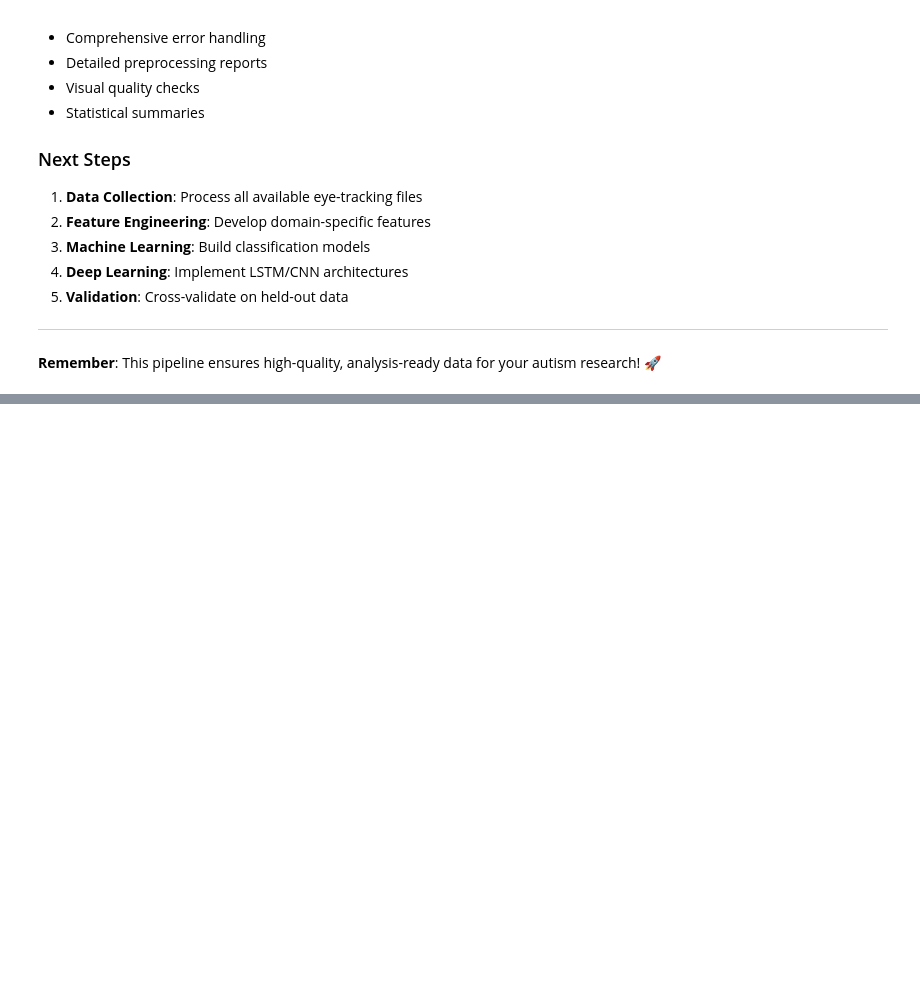
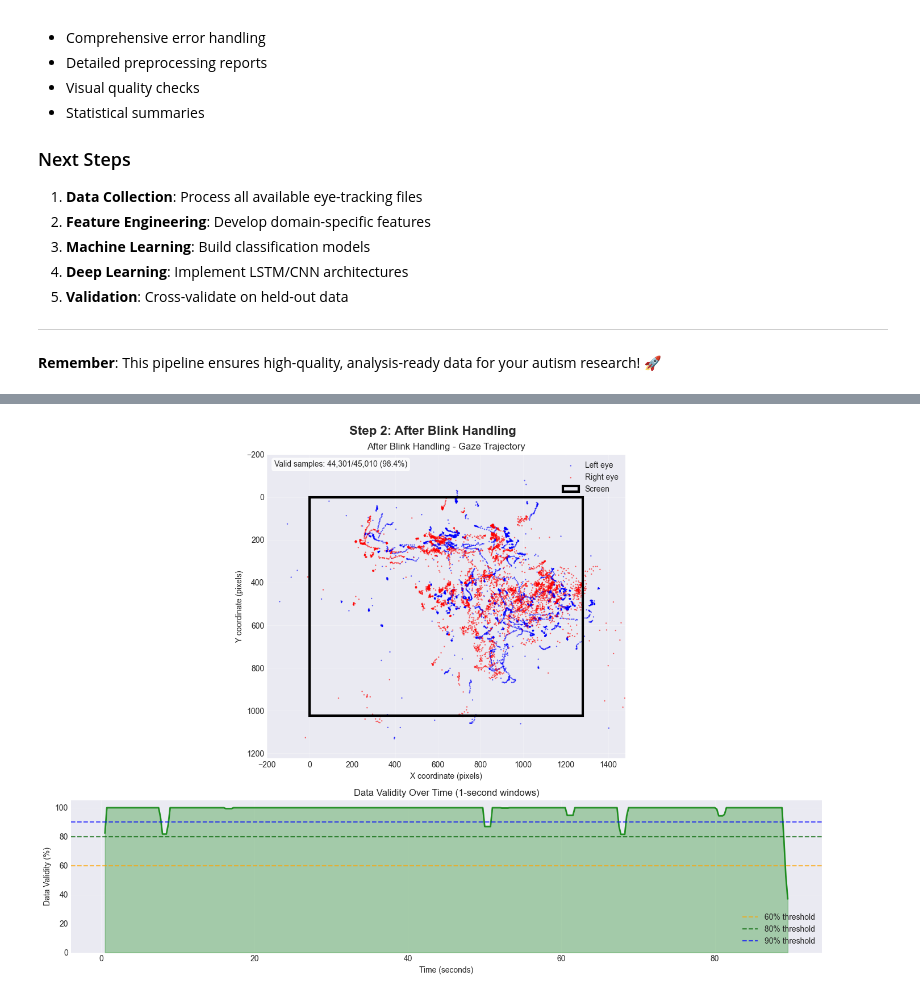
Before and after one commit to alfital2/ASD-notebook, a Jupyter notebook: asd_professional.ipynb, the cells around one changed output, grey strips where cells are left out. Cells and saved outputs as stored; diff of their text form; code cells hidden in the pictures; blank space fills up the shorter version.

Commit message:
working state before refactor

```diff
--- a/asd_professional.ipynb
+++ b/asd_professional.ipynb
@@ -1869,12 +1966,12 @@ def preprocess_eye_tracking_data(
     # Save before stabilization for comparison
     df_before_stabilization = df.copy()
 
-    # Step 4: Stabilize bouncy eye
-    df = stabilize_bouncy_eye(df, verbose=verbose)
+    # Step 4: Detect and stabilize noisy eye (IMPROVED)
+    df = detect_and_stabilize_noisy_eye(df, verbose=verbose)
     if verbose:
-        print("✓ Step 4: Stabilized eye movements")
+        print("✓ Step 4: Stabilized noisy eye tracking")
     pipeline_stages.append(df.copy())
-    pipeline_titles.append("After Stabilization")
+    pipeline_titles.append("After Noise Stabilization")
 
     # Step 5: Detect and handle blinks
     df, blink_stats = detect_and_handle_blinks(df, verbose=verbose)
@@ -1894,7 +1991,7 @@ def preprocess_eye_tracking_data(
     pipeline_stages.append(df.copy())
     pipeline_titles.append("After Calibration")
 
-    # Step 8: Enforce gaze quality constraints (UPDATED)
+    # Step 8: Enforce gaze quality constraints
     df = enforce_gaze_quality_constraints(df, verbose=verbose)
     after_gaze_quality = df['both_eyes_valid'].sum()
     pipeline_stages.append(df.copy())
@@ -1977,7 +2074,7 @@ def preprocess_eye_tracking_data(
         plt.savefig(os.path.join(subject_dir, 'preprocessing_pipeline.png'))
         plt.close()
 
-        # 6. Blink analysis
+        # 6. Blink analysisly
         fig = plot_blink_analysis(df)
         plt.savefig(os.path.join(subject_dir, 'blink_analysis.png'))
         plt.close()
@@ -2622,3 +2789,79 @@ This professional notebook provides a complete eye-tracking preprocessing pipeli
 ---
 
 **Remember**: This pipeline ensures high-quality, analysis-ready data for your autism research! 🚀
+# %%
+# Call the existing plot_individual_preprocessing_steps function to create the 6 plots
+if len(glob.glob(os.path.join(DATA_DIR, '*.csv'))) > 0:
+    # Get first available file and process it to get pipeline stages
+    sample_file = glob.glob(os.path.join(DATA_DIR, '*.csv'))[0]
+
+    print(f"\n🎨 Creating 6 individual preprocessing step plots...")
+    print("="*60)
+
+    # Process file to get pipeline stages (similar to the main preprocessing function)
+    df = pd.read_csv(sample_file)
+    subject_id = os.path.basename(sample_file).split('_')[0]
+    df = remove_empty_columns(df, threshold=PREPROCESSING_PARAMS['missing_data_threshold'])
+    df = add_helper_features(df)
+
+    # Collect stages as they are processed
+    pipeline_stages = []
+    pipeline_titles = []
+
+    # Stage 1: After noise stabilization
+    df = detect_and_stabilize_noisy_eye(df, verbose=False)
+    pipeline_stages.append(df.copy())
+    pipeline_titles.append("After Noise Stabilization")
+
+    # Stage 2: After blink handling
+    df, _ = detect_and_handle_blinks(df, verbose=False)
+    pipeline_stages.append(df.copy())
+    pipeline_titles.append("After Blink Handling")
+
+    # Stage 3: After binocular enforcement
+    df = enforce_binocular_validity(df)
+    pipeline_stages.append(df.copy())
+    pipeline_titles.append("After Binocular Enforcement")
+
+    # Stage 4: After calibration
+    df, _ = automatic_binocular_calibration(df, verbose=False)
+    pipeline_stages.append(df.copy())
+    pipeline_titles.append("After Calibration")
+
+    # Stage 5: After gaze quality filtering
+    df = enforce_gaze_quality_constraints(df, verbose=False)
+    pipeline_stages.append(df.copy())
+    pipeline_titles.append("After Gaze Quality Filtering")
+
+    # Stage 6: After disparity filtering
+    df = remove_extreme_disparities(df)
+    pipeline_stages.append(df.copy())
+    pipeline_titles.append("After Disparity Filtering")
+
+    # Create subject directory for saving plots
+    subject_dir = os.path.join(FIGURE_DIR, subject_id, 'individual_steps')
+    os.makedirs(subject_dir, exist_ok=True)
+
+    # Call the existing function to create individual plots
+    individual_figures = plot_individual_preprocessing_steps(
+        pipeline_stages,
+        pipeline_titles,
+        figsize=(14, 10),
+        save_dir=subject_dir
+    )
+
+    # Display the plots
+    for i, fig in enumerate(individual_figures):
+        plt.figure(fig.number)
+        plt.show()
+        plt.close()  # Close to free memory
+
+    print(f"\n✅ Created {len(individual_figures)} individual preprocessing step plots!")
+    print(f"📁 Plots saved to: {subject_dir}")
+    print("\nEach plot shows:")
+    print("- Upper subplot: Gaze trajectory (before/after side by side)")
+    print("- Lower subplot: Validity over time")
+
+else:
+    print("⚠️ No CSV files found in data directory")
+# %% [output]
@@ -2624,0 +2884 @@ This professional notebook provides a complete eye-tracking preprocessing pipeli
+[figure, added]
```
Also changed, not shown: parts of 9 cells of this notebook.
